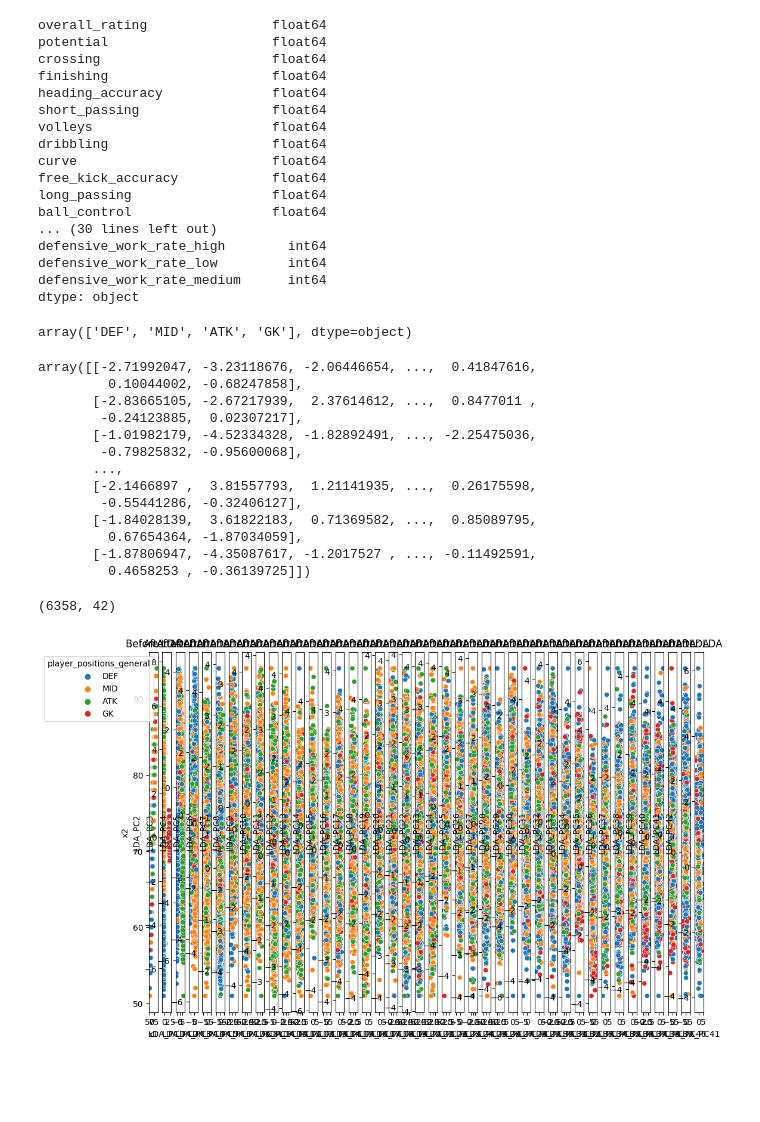
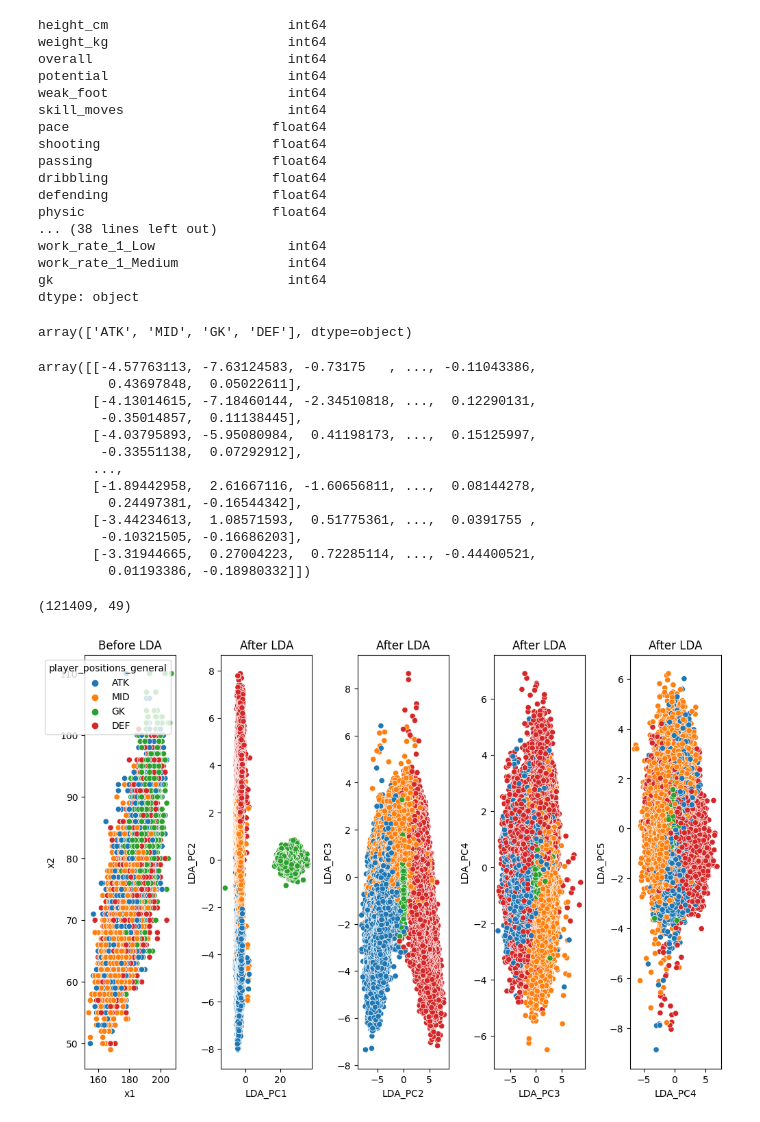
Before and after one commit to limxuanyu127/Soccer-Player-Attributes-Comparison, a Jupyter notebook: fifa_similarity_search/embedding_generation/LDA.ipynb, the cells around one changed output. Saved outputs shown, nothing was run; the diff lists cells and outputs as text; code cells hidden in the pictures; blank space fills up the shorter version.

Commit message:
rerun for 120k dataset for PCA and LDA

```diff
--- a/fifa_similarity_search/embedding_generation/LDA.ipynb
+++ b/fifa_similarity_search/embedding_generation/LDA.ipynb
@@ -11,7 +11,7 @@ plt.rcParams['figure.figsize'] = [12, 8]
 plt.rcParams['figure.dpi'] = 100 # 200 e.g. is really fine, but slower
 
 # df = pd.read_csv("./cleaned_soccer_data_v1.csv",index_col=0)
-df = pd.read_csv("../../datasets/cleaned_soccer_data_2016_v3_with general_labels.csv",index_col=0)
+df = pd.read_csv("../../datasets/cleaned_soccer_data_120K.csv")
 print(df.head())
 print(df.columns)
 print(df["player_positions_general"])
@@ -36,6 +36,7 @@ Name: player_positions_general, Length: 6358, dtype: object
 # %%
-player_positions_general = df["player_positions_general"]
+player_positions_general=df["player_positions_general"]
 player_positions_detailed = df["player_positions"]
+fifa_id = df["sofifa_id"]
 
 df.drop("player_positions_general",1)
 ohe_positions = ['ls', 'st', 'rs', 'lw', 'lf', 'cf',
@@ -43,12 +44,7 @@ ohe_positions = ['ls', 'st', 'rs', 'lw', 'lf', 'cf',
        'ldm', 'cdm', 'rdm', 'rwb', 'lb', 'lcb', 'cb', 'rcb', 'rb']
 df = df.drop("player_positions",1)
 df = df.drop("player_positions_general",1)
-player_fifa_id=df["player_fifa_api_id"]
-df = df.drop("player_fifa_api_id",1)
-df = df.drop("player_api_id",1)
-df = df.drop("id",1)
-df = df.drop("player_name",1)
-df = df.drop("date",1)
+df = df.drop(['sofifa_id','short_name','long_name','dob','fifa'],1)
 # %%
 # drop if we dont want features in the labels
 df = df.drop(ohe_positions,1)
@@ -56,76 +52,76 @@ df = df.drop(ohe_positions,1)
 # ensure all columns are numeric
 print(df.dtypes)
 # %% [output]
-overall_rating                float64
-potential                     float64
-crossing                      float64
-finishing                     float64
-heading_accuracy              float64
-short_passing                 float64
-volleys                       float64
+height_cm                       int64
+weight_kg                       int64
+overall                         int64
+potential                       int64
+weak_foot                       int64
+skill_moves                     int64
+pace                          float64
+shooting                      float64
+passing                       float64
 dribbling                     float64
-curve                         float64
-free_kick_accuracy            float64
-long_passing                  float64
-ball_control                  float64
-... (30 lines left out)
-defensive_work_rate_high        int64
-defensive_work_rate_low         int64
-defensive_work_rate_medium      int64
+defending                     float64
+physic                        float64
+... (38 lines left out)
+work_rate_1_Low                 int64
+work_rate_1_Medium              int64
+gk                              int64
 dtype: object
 # %%
 player_positions_general
 player_positions_general.unique()
 # %% [output]
-array(['DEF', 'MID', 'ATK', 'GK'], dtype=object)
+array(['ATK', 'MID', 'GK', 'DEF'], dtype=object)
 # %%
 clf = LinearDiscriminantAnalysis()
 df_lda = clf.fit_transform(df,player_positions_detailed)
 
 df_lda
 # %% [output]
-array([[-2.71992047, -3.23118676, -2.06446654, ...,  0.41847616,
-         0.10044002, -0.68247858],
-       [-2.83665105, -2.67217939,  2.37614612, ...,  0.8477011 ,
-        -0.24123885,  0.02307217],
-       [-1.01982179, -4.52334328, -1.82892491, ..., -2.25475036,
-        -0.79825832, -0.95600068],
+array([[-4.57763113, -7.63124583, -0.73175   , ..., -0.11043386,
+         0.43697848,  0.05022611],
+       [-4.13014615, -7.18460144, -2.34510818, ...,  0.12290131,
+        -0.35014857,  0.11138445],
+       [-4.03795893, -5.95080984,  0.41198173, ...,  0.15125997,
+        -0.33551138,  0.07292912],
        ...,
-       [-2.1466897 ,  3.81557793,  1.21141935, ...,  0.26175598,
-        -0.55441286, -0.32406127],
-       [-1.84028139,  3.61822183,  0.71369582, ...,  0.85089795,
-         0.67654364, -1.87034059],
-       [-1.87806947, -4.35087617, -1.2017527 , ..., -0.11492591,
-         0.4658253 , -0.36139725]])
+       [-1.89442958,  2.61667116, -1.60656811, ...,  0.08144278,
+         0.24497381, -0.16544342],
+       [-3.44234613,  1.08571593,  0.51775361, ...,  0.0391755 ,
+        -0.10321505, -0.16686203],
+       [-3.31944665,  0.27004223,  0.72285114, ..., -0.44400521,
+         0.01193386, -0.18980332]])
 # %%
 df_lda.shape
 # %% [output]
-(6358, 42)
+(121409, 49)
 # %%
 def scatter_lda_sns(df,df_pca,num_pc,labels=pd.Series()):
     fig, axes = plt.subplots(1,num_pc)
     if not labels.empty:
         sns.scatterplot(data=df, x=df.iloc[:,0], y=df.iloc[:,1], hue=labels,ax=axes[0])
     else:
         sns.scatterplot(data=df, x=df.iloc[:,0], y=df.iloc[:,1],ax=axes[0])
     axes[0].set_xlabel('x1')
     axes[0].set_ylabel('x2')
     axes[0].set_title('Before LDA')
     for i in range(1,num_pc):
         if not labels.empty:
             sns.scatterplot(data=df_pca, x=df_pca[:,i-1], y=df_pca[:,i], hue=labels,ax=axes[i],legend=False)
         else:
             sns.scatterplot(data=df, x=df_pca[:,i-1], y=df_pca[:,i],ax=axes[i],legend=False)
         axes[i].set_xlabel('LDA_PC{}'.format(i))
         axes[i].set_ylabel('LDA_PC{}'.format(i+1))
         axes[i].set_title('After LDA')
     plt.subplots_adjust(wspace=0.5)
     plt.show()
 
 # scatter_pca_sns(df,df_pca,num_pc,labels=player_positions_detailed)
-scatter_lda_sns(df,df_lda,df_lda.shape[1],labels=player_positions_general)
+scatter_lda_sns(df,df_lda,5,labels=player_positions_general)
 # %% [output]
-[figure, old version]
+[figure, new version]
 # %%
 
 # def biplot(df,score,coeff,num_pc,labels=None):
```
Also changed, not shown: parts of 8 cells of this notebook, 5 other files.
